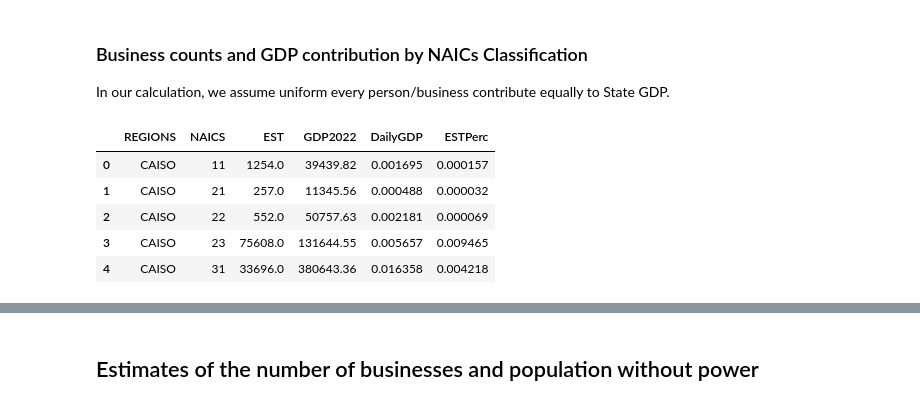
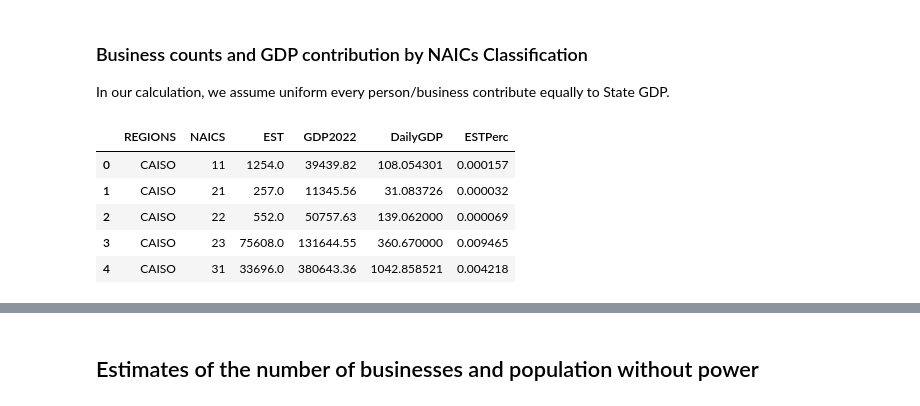
Before and after one commit to denniesbor/spwio, a Jupyter notebook: notebooks/scenario_modeling.ipynb, the cells around one changed output, grey strips where cells are left out. Cells and saved outputs as stored; diff of their text form; code cells hidden in the pictures.

Commit message:
Fix tables and figures

```diff
--- a/notebooks/scenario_modeling.ipynb
+++ b/notebooks/scenario_modeling.ipynb
@@ -63,21 +63,21 @@ In our calculation, we assume uniform every person/business contribute equally t
 # %%
 # zcta
 df_business = (
     data_zcta.groupby(["REGIONS", "NAICS"])[["EST", "GDP2022"]].sum().reset_index()
 )
 
 sum_total_gdp = df_business.GDP2022.sum() * 1 / 365
 
 total_est_by_naics = df_business.groupby('NAICS')['EST'].sum().sum()
 
-df_business["DailyGDP"] = df_business.GDP2022.map(lambda x: (x * 1 / 365)/sum_total_gdp)
+df_business["DailyGDP"] = df_business.GDP2022.map(lambda x: (x / 365))
 df_business["ESTPerc"] = df_business.apply(lambda row: row["EST"] / total_est_by_naics, axis=1)
 
 df_business.head(5)
 # %% [output]
 |  | REGIONS | NAICS | EST | GDP2022 | DailyGDP | ESTPerc |
-| 0 | CAISO | 11 | 1254.0 | 39439.82 | 0.001695 | 0.000157 |
-| 1 | CAISO | 21 | 257.0 | 11345.56 | 0.000488 | 0.000032 |
-| 2 | CAISO | 22 | 552.0 | 50757.63 | 0.002181 | 0.000069 |
-| 3 | CAISO | 23 | 75608.0 | 131644.55 | 0.005657 | 0.009465 |
-| 4 | CAISO | 31 | 33696.0 | 380643.36 | 0.016358 | 0.004218 |
+| 0 | CAISO | 11 | 1254.0 | 39439.82 | 108.054301 | 0.000157 |
+| 1 | CAISO | 21 | 257.0 | 11345.56 | 31.083726 | 0.000032 |
+| 2 | CAISO | 22 | 552.0 | 50757.63 | 139.062000 | 0.000069 |
+| 3 | CAISO | 23 | 75608.0 | 131644.55 | 360.670000 | 0.009465 |
+| 4 | CAISO | 31 | 33696.0 | 380643.36 | 1042.858521 | 0.004218 |
```
Also changed, not shown: parts of 9 cells of this notebook, 3 other files.
